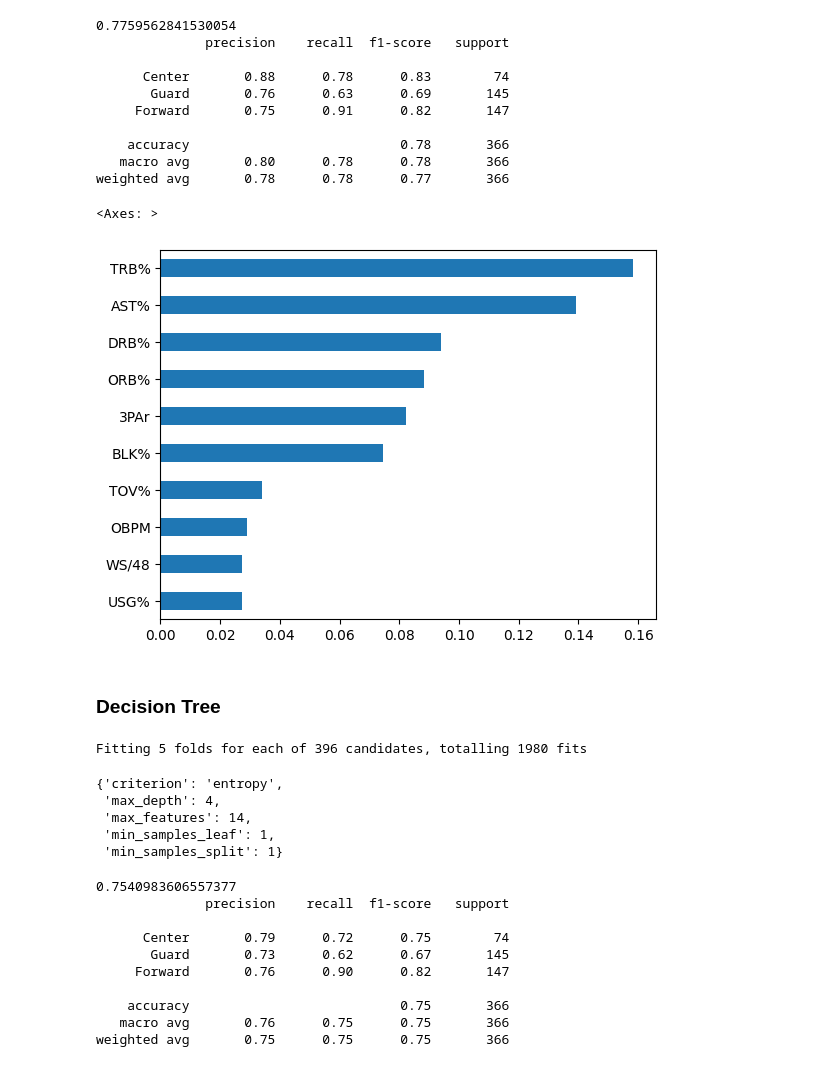
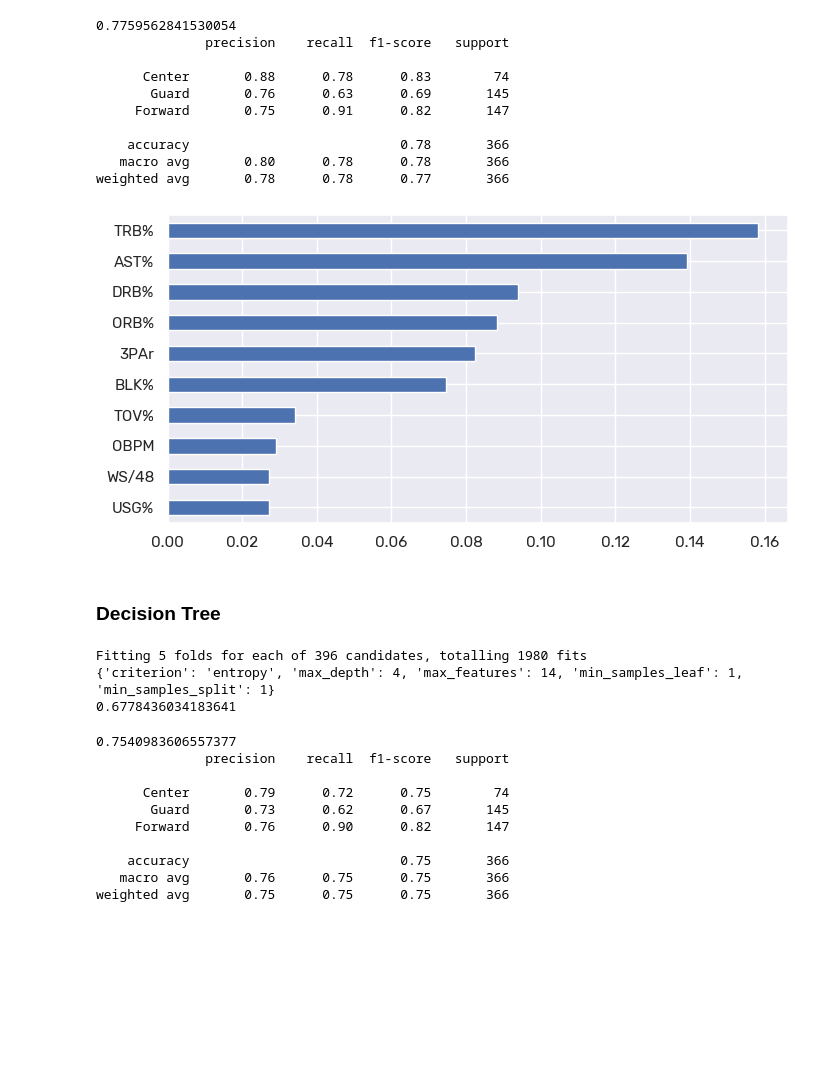
Before and after one commit to sejaldua/baller-shoes, a Jupyter notebook: notebooks/experiment2/predict-positions.ipynb, the cells around one changed output. Drawn from its saved outputs; the diff is of its cells as text; code cells hidden in the pictures; blank space fills up the shorter version.

```diff
--- a/notebooks/experiment2/predict-positions.ipynb
+++ b/notebooks/experiment2/predict-positions.ipynb
@@ -15,6 +15,10 @@ from sklearn.preprocessing import StandardScaler
 import matplotlib.pyplot as plt
 import warnings
 warnings.filterwarnings("ignore")
+import matplotlib
+matplotlib.rcParams['font.family'] = 'Rubik'
+import seaborn as sns
+sns.set(font="Rubik")
 # %%
 def position_mapping(x):
     if 'C' in x:
@@ -142,11 +180,12 @@ print(classification_report(y_test, y_pred_rf, target_names=list(data['Position'
    macro avg       0.80      0.78      0.78       366
 weighted avg       0.78      0.78      0.77       366
 # %%
+fig, ax = plt.subplots(figsize=(8, 4))
 feat_importances = pd.Series(rf.feature_importances_, index=df_train.columns[1:-1])
-feat_importances.nlargest(10).iloc[::-1].plot(kind='barh')
+ax = feat_importances.nlargest(10).iloc[::-1].plot(kind='barh')
+fig.savefig('./../../figures/feature_importances.png')
 # %% [output]
-<Axes: >
-[figure, old version]
+[figure, new version]
 # %% [markdown]
 ### Decision Tree
 # %%
@@ -161,14 +200,12 @@ CV_dt.fit(X_train, y_train)
 best_params = CV_dt.best_params_
 best_params['min_samples_leaf'] = 1
 best_params['min_samples_split'] = 1
-best_params
+print(best_params)
+print(CV_dt.best_score_)
 # %% [output]
 Fitting 5 folds for each of 396 candidates, totalling 1980 fits
+{'criterion': 'entropy', 'max_depth': 4, 'max_features': 14, 'min_samples_leaf': 1, 'min_samples_split': 1}
+0.6778436034183641
-{'criterion': 'entropy',
- 'max_depth': 4,
- 'max_features': 14,
- 'min_samples_leaf': 1,
- 'min_samples_split': 1}
 # %%
 dt = DecisionTreeClassifier(criterion='entropy', max_depth=4, min_samples_leaf=1, min_samples_split=1, max_features=14, random_state=42)
 dt.fit(X_train, y_train)
```
Also changed, not shown: parts of 10 cells of this notebook, 10 other files.
